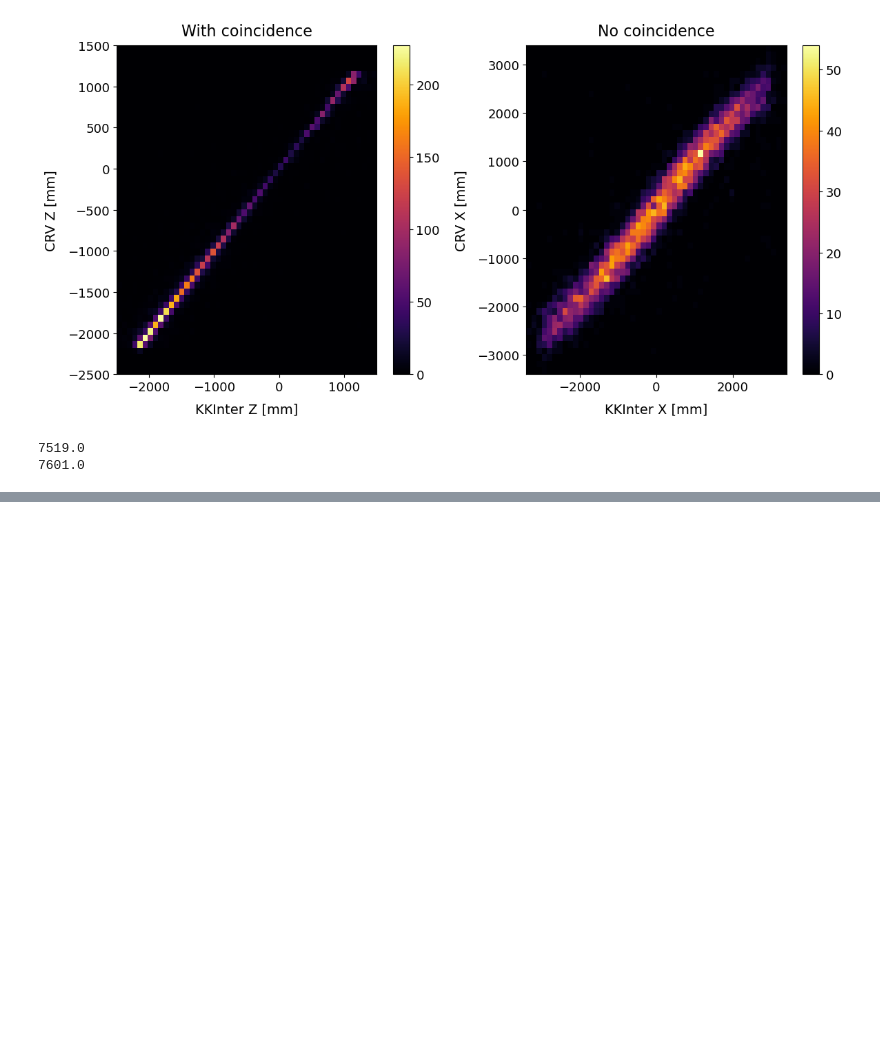
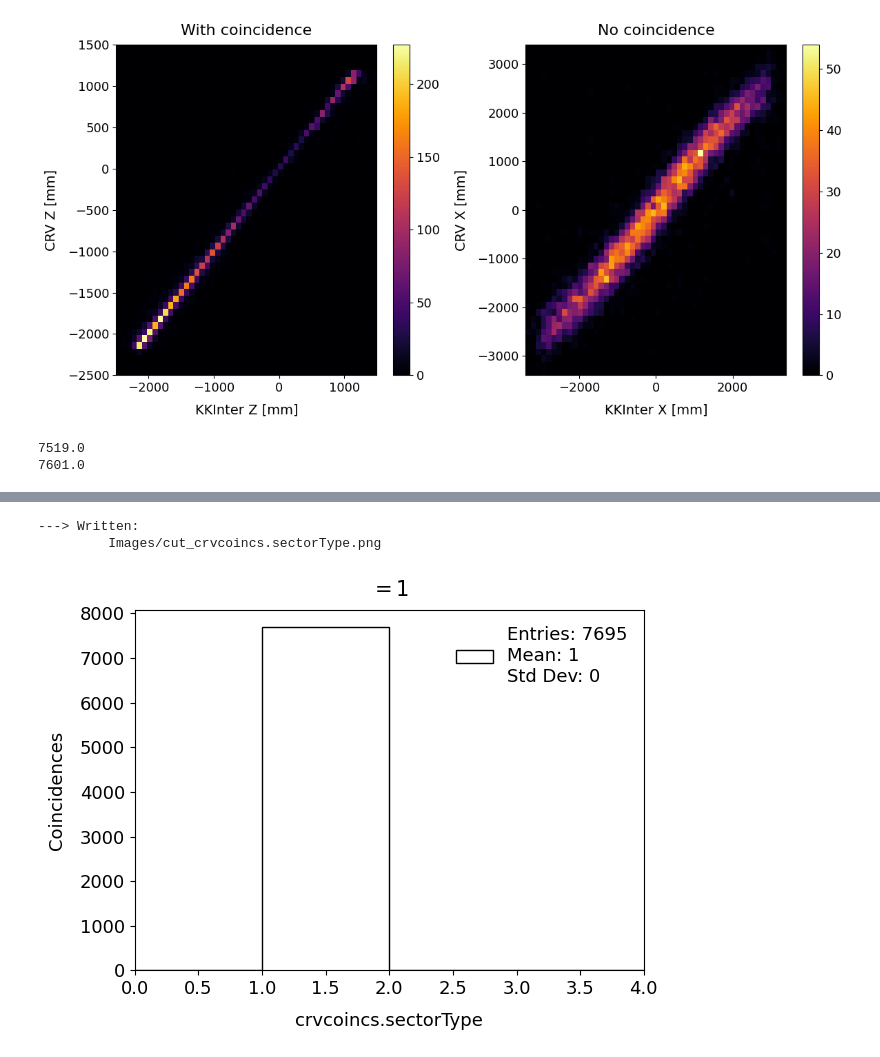
Before and after one commit to sam-grant/CRVSim, a Jupyter notebook: Analyses/Jupyter/CompCRV.ipynb, the cells around one changed output, grey strips where cells are left out. Saved outputs shown, nothing was run; the diff lists cells and outputs as text; code cells hidden in the pictures; blank space fills up the shorter version.

```diff
--- a/Analyses/Jupyter/CompCRV.ipynb
+++ b/Analyses/Jupyter/CompCRV.ipynb
@@ -298,0 +322,7 @@ print(h2_ZZ.sum())
+# %%
+# CRV1
+Plot1D(ak.flatten(withCRV["crvcoincs"]["crvcoincs.sectorType"], axis=None), nbins=4, xmin=0, xmax=4, xlabel="crvcoincs.sectorType", ylabel="Coincidences", title="$=1$", fout="Images/cut_crvcoincs.sectorType.png")
+# %% [output]
+---> Written:
+         Images/cut_crvcoincs.sectorType.png
+[figure, added]
```
Also changed, not shown: parts of 9 cells of this notebook, 1 other file.
